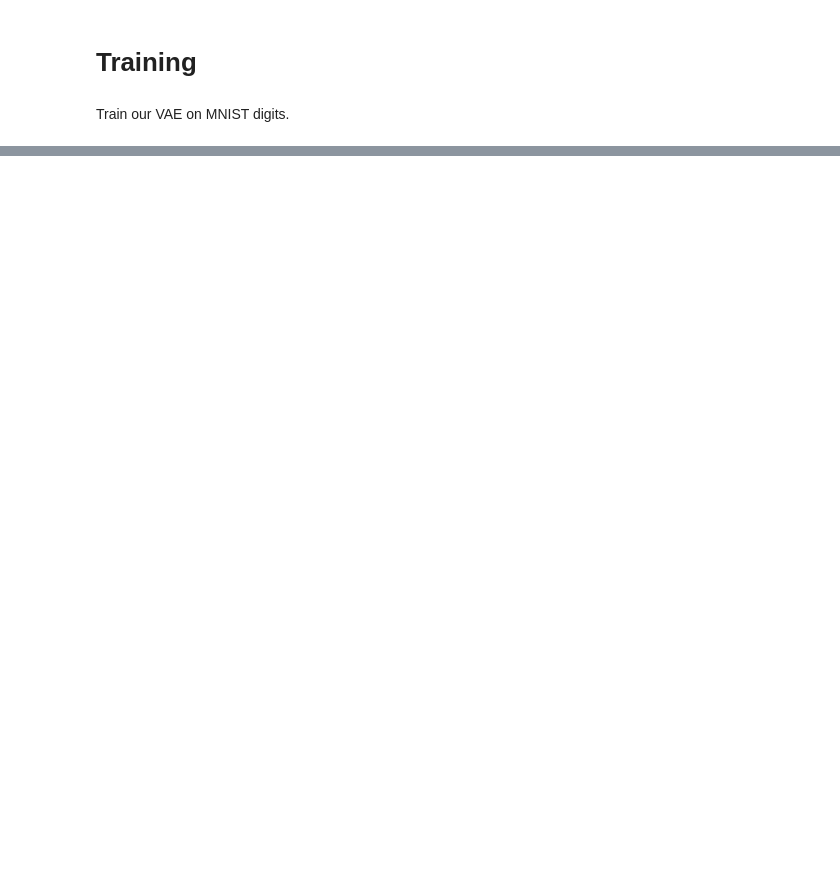
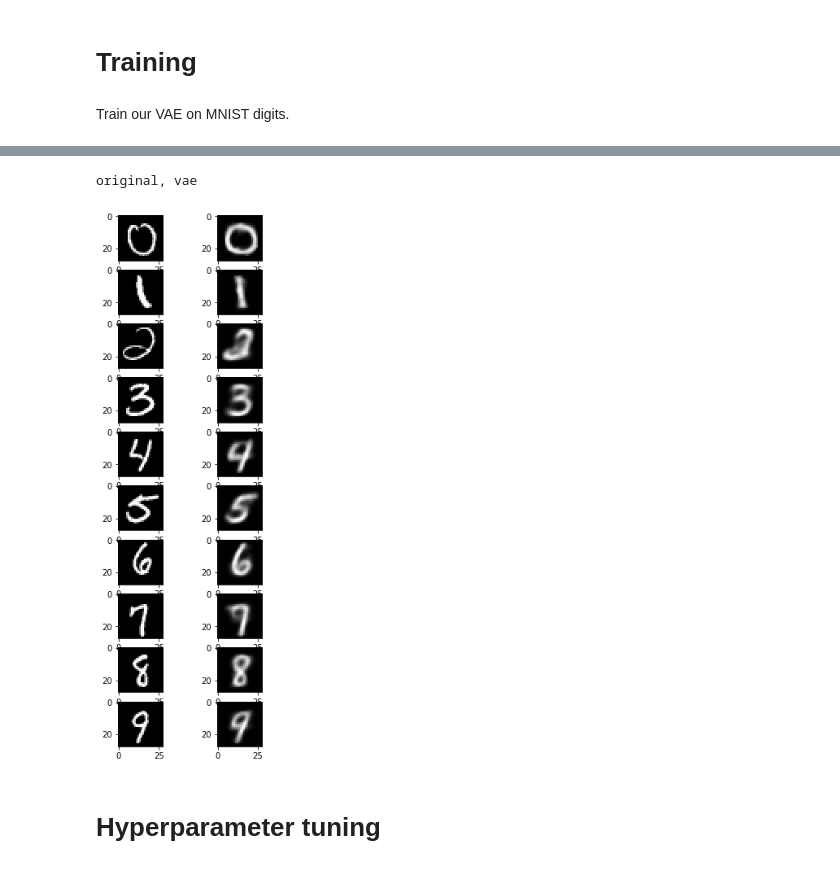
Before and after one commit to sofa13/csi5138_a4, a Jupyter notebook: VAE.ipynb, the cells around one changed output, grey strips where cells are left out. Cells and saved outputs as stored; diff of their text form; code cells hidden in the pictures; blank space fills up the shorter version.

```diff
--- a/VAE.ipynb
+++ b/VAE.ipynb
@@ -159,0 +179,30 @@ plotLoss(vae_hist['loss'], vae_hist['val_loss'])
+# %%
+x_test_encoded = vae.predict(x_test, batch_size=batch_size)
+# %%
+def photogallery(photos):
+    fig = plt.figure(figsize=(4, 12))
+    for i, entry in enumerate(photos):
+        ax1 = fig.add_subplot(10,2,i*2+1)
+        ax1.imshow(entry[0], cmap=plt.cm.gray)
+        ax2 = fig.add_subplot(10,2,i*2+2)
+        ax2.imshow(entry[1], cmap=plt.cm.gray)
+# %%
+np.random.seed(42)
+digits = [0, 1, 2, 3, 4, 5, 6, 7, 8, 9]
+photos = []
+
+print("original, vae")
+for digit in digits:
+    index0 = np.where(y_test==digit)[0]
+    pick = index0[np.random.choice(index0.shape[0])]
+    #digit_indexes.append(pick)
+    #print(pick)
+
+    original = x_test[pick].reshape(image_size, image_size)
+    encoded = x_test_encoded[pick].reshape(image_size, image_size)
+    photos.append([original, encoded])
+
+photogallery(photos)
+# %% [output]
+original, vae
+[figure, added]
@@ -159,0 +219,2 @@ plotLoss(vae_hist['loss'], vae_hist['val_loss'])
+# %% [markdown]
+# Hyperparameter tuning
```
Also changed, not shown: parts of 40 cells of this notebook.
